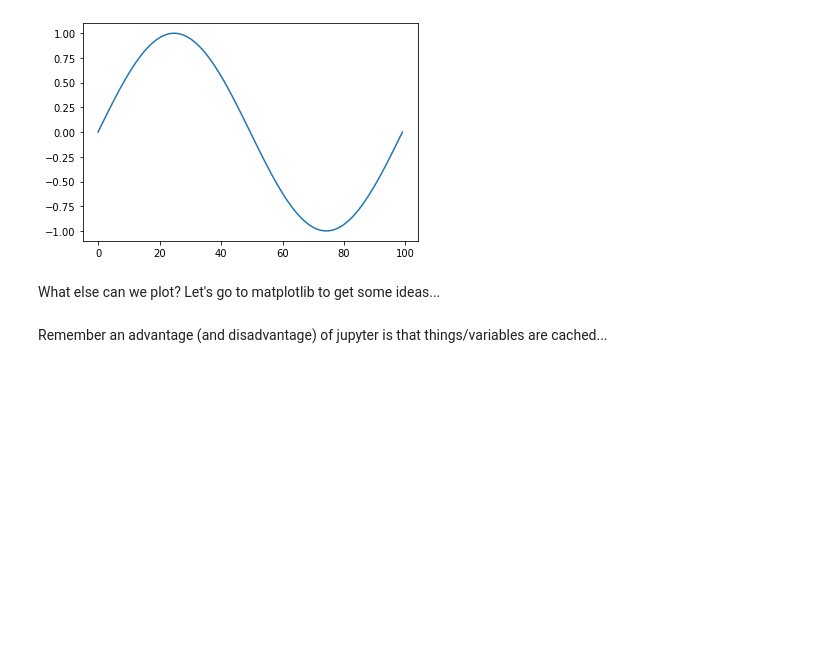
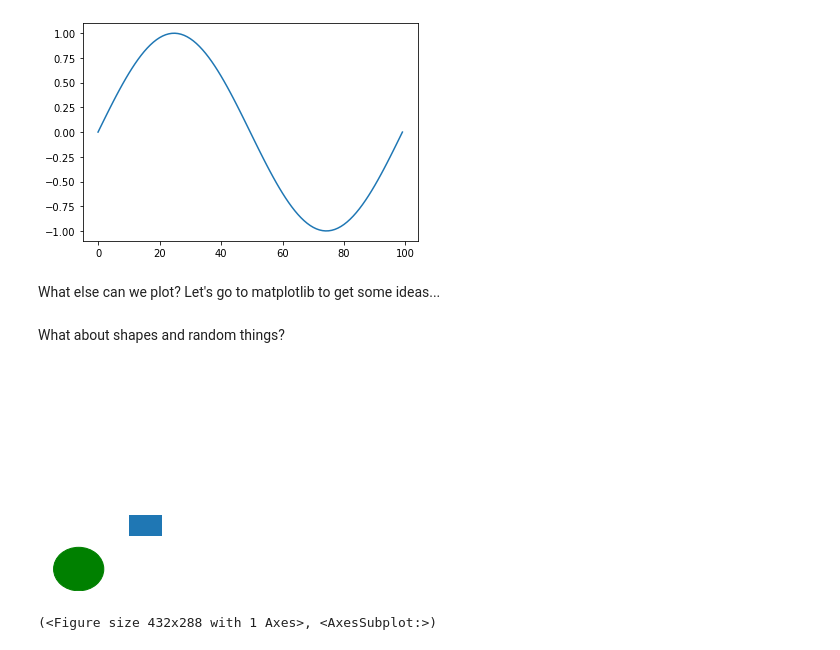
Before and after one commit to wyatt-ai/SportsAnalyticsConcordia, a Jupyter notebook: intro_week_2.ipynb, the cells around one changed output. Drawn from its saved outputs; the diff is of its cells as text; code cells hidden in the pictures; blank space fills up the shorter version.

```diff
--- a/intro_week_2.ipynb
+++ b/intro_week_2.ipynb
@@ -186,4 +188,44 @@ plt.plot(f) # <- You can't get any easier than that! :)
 # %% [markdown]
 What else can we plot? Let's go to matplotlib to get some ideas...
 # %% [markdown]
-Remember an advantage (and disadvantage) of jupyter is that things/variables are cached...
+What about shapes and random things?
+# %%
+# Taken from https://github.com/andrewRowlinson/mplsoccer/blob/master/mplsoccer/pitch.py
+
+import matplotlib.patches as patches
+from matplotlib.lines import Line2D
+
+def draw_rectangle(ax, x, y, width, height, **kwargs):
+    rectangle = patches.Rectangle((x, y), width, height, **kwargs)
+    ax.add_patch(rectangle)
+    return rectangle
+
+def draw_line(ax, x, y, **kwargs):
+    line = Line2D(x, y, **kwargs)
+    ax.add_artist(line)
+
+def draw_ellipse(ax, x, y, width, height, **kwargs):
+    ellipse = patches.Ellipse((x, y), width, height, **kwargs)
+    ax.add_patch(ellipse)
+
+def draw_arc(ax, x, y, width, height, theta1, theta2, **kwargs):
+    arc = patches.Arc((x, y), width, height, theta1=theta1, theta2=theta2, **kwargs)
+    ax.add_patch(arc)
+# %%
+def playing_surface(color = "green"):
+
+    fig, ax = plt.subplots()
+
+    draw_rectangle(ax,x=5,y=5, width=2, height=2)
+    draw_ellipse(ax, x=2, y=2, width=3, height=4, color=color)
+
+    ax.set_xlim([0, 20])
+    ax.set_ylim([0, 20])
+    plt.axis('off')
+    plt.show()
+    return fig, ax
+# %%
+playing_surface()
+# %% [output]
+[figure, added]
+(<Figure size 432x288 with 1 Axes>, <AxesSubplot:>)
```
Also changed, not shown: parts of 11 cells of this notebook, 1 other file.
